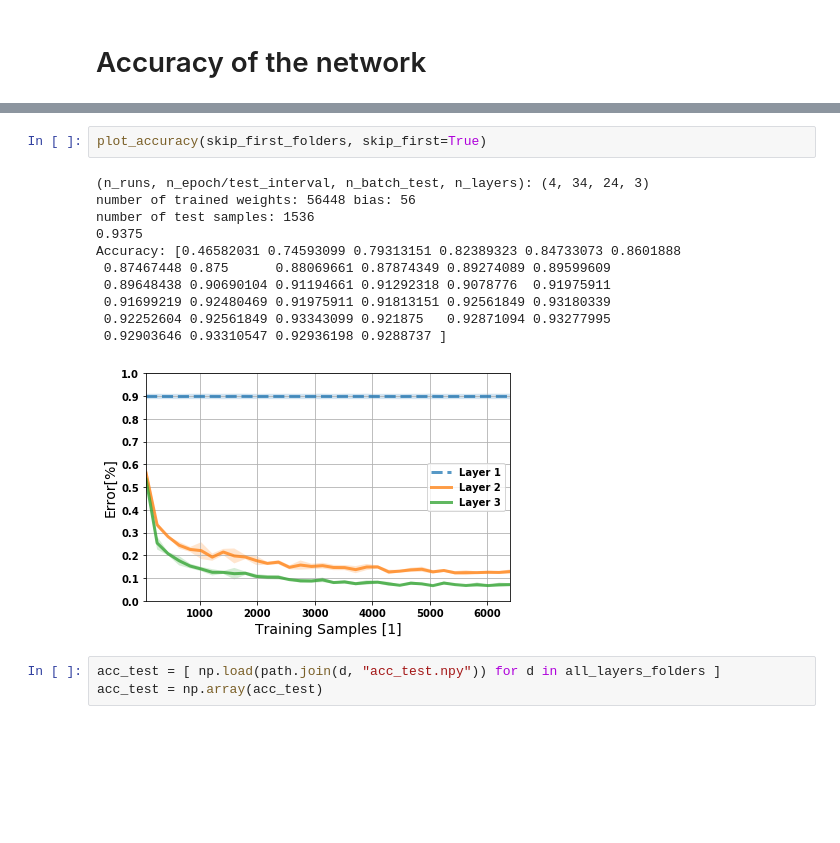
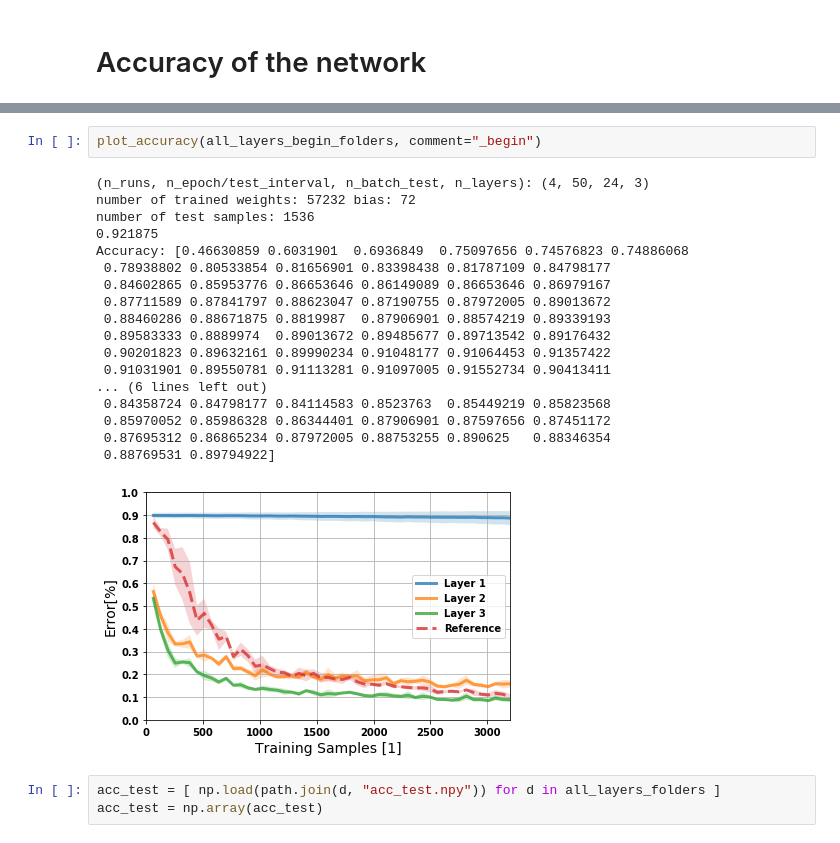
Before and after one commit to nmi-lab/dcll, a Jupyter notebook: notebooks/plot_mnist.ipynb, the cells around one changed output, grey strips where cells are left out. Saved outputs shown, nothing was run; the diff lists cells and outputs as text; blank space fills up the shorter version.

```diff
--- a/notebooks/plot_mnist.ipynb
+++ b/notebooks/plot_mnist.ipynb
@@ -113,17 +121,24 @@ Accuracy: [0.46614583 0.74527995 0.79475911 0.82763672 0.85221354 0.85611979
-# %%
-plot_accuracy(skip_first_folders, skip_first=True)
-# %% [output]
-(n_runs, n_epoch/test_interval, n_batch_test, n_layers): (4, 34, 24, 3)
-number of trained weights: 56448 bias: 56
-number of test samples: 1536
-0.9375
-Accuracy: [0.46582031 0.74593099 0.79313151 0.82389323 0.84733073 0.8601888
- 0.87467448 0.875      0.88069661 0.87874349 0.89274089 0.89599609
- 0.89648438 0.90690104 0.91194661 0.91292318 0.9078776  0.91975911
- 0.91699219 0.92480469 0.91975911 0.91813151 0.92561849 0.93180339
- 0.92252604 0.92561849 0.93343099 0.921875   0.92871094 0.93277995
- 0.92903646 0.93310547 0.92936198 0.9288737 ]
-[figure, removed]
+# %%
+plot_accuracy(all_layers_begin_folders, comment="_begin")
+# %% [output]
+(n_runs, n_epoch/test_interval, n_batch_test, n_layers): (4, 50, 24, 3)
+number of trained weights: 57232 bias: 72
+number of test samples: 1536
+0.921875
+Accuracy: [0.46630859 0.6031901  0.6936849  0.75097656 0.74576823 0.74886068
+ 0.78938802 0.80533854 0.81656901 0.83398438 0.81787109 0.84798177
+ 0.84602865 0.85953776 0.86653646 0.86149089 0.86653646 0.86979167
+ 0.87711589 0.87841797 0.88623047 0.87190755 0.87972005 0.89013672
+ 0.88460286 0.88671875 0.8819987  0.87906901 0.88574219 0.89339193
+ 0.89583333 0.8889974  0.89013672 0.89485677 0.89713542 0.89176432
+ 0.90201823 0.89632161 0.89990234 0.91048177 0.91064453 0.91357422
+ 0.91031901 0.89550781 0.91113281 0.91097005 0.91552734 0.90413411
+... (6 lines left out)
+ 0.84358724 0.84798177 0.84114583 0.8523763  0.85449219 0.85823568
+ 0.85970052 0.85986328 0.86344401 0.87906901 0.87597656 0.87451172
+ 0.87695312 0.86865234 0.87972005 0.88753255 0.890625   0.88346354
+ 0.88769531 0.89794922]
+[figure, added]
 # %%
 acc_test = [ np.load(path.join(d, "acc_test.npy")) for d in all_layers_folders ]
 acc_test = np.array(acc_test)
```
Also changed, not shown: parts of 4 cells of this notebook, 2 other files.
